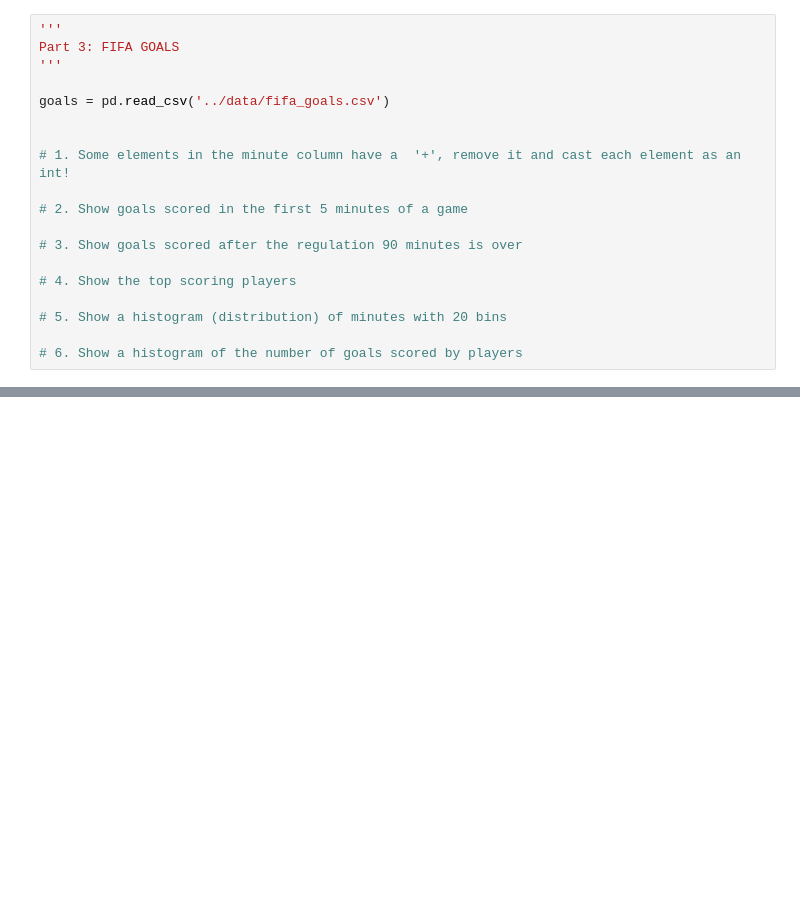
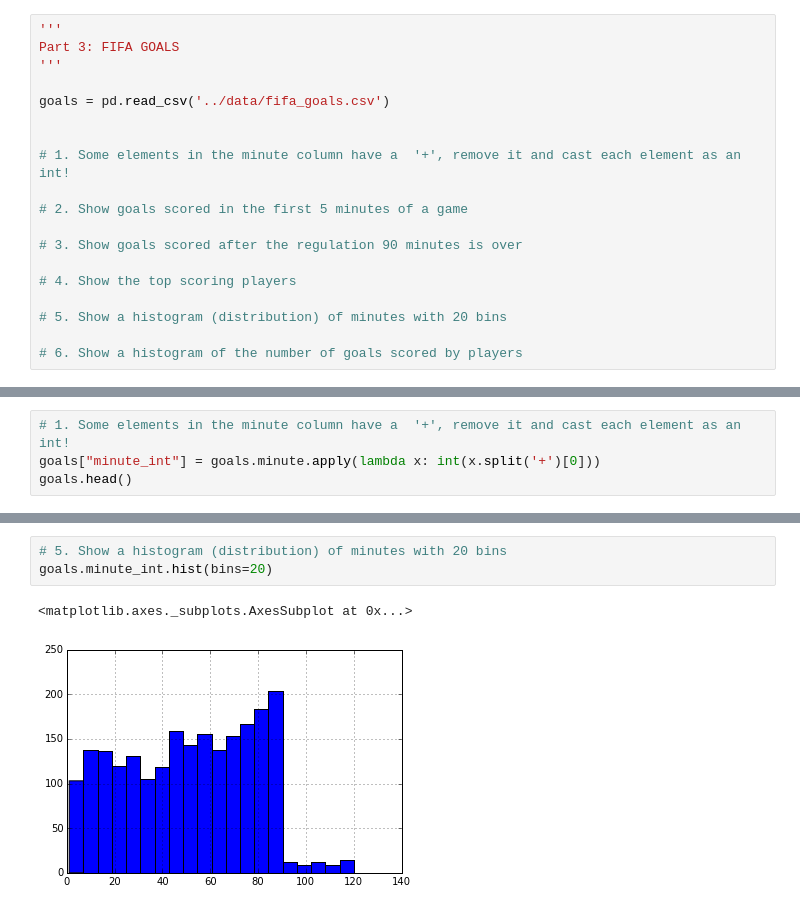
Before and after one commit to chrisabruce/sfdat22_work, a Jupyter notebook: labs/03_lab_pandas.ipynb, the cells around one changed output, grey strips where cells are left out. Drawn from its saved outputs; the diff is of its cells as text; blank space fills up the shorter version.

```diff
--- a/labs/03_lab_pandas.ipynb
+++ b/labs/03_lab_pandas.ipynb
@@ -175,0 +214,4 @@ goals = pd.read_csv('../data/fifa_goals.csv')
+# %%
+# 1. Some elements in the minute column have a  '+', remove it and cast each element as an int!
+goals["minute_int"] = goals.minute.apply(lambda x: int(x.split('+')[0]))
+goals.head()
@@ -175,0 +284,6 @@ goals = pd.read_csv('../data/fifa_goals.csv')
+# %%
+# 5. Show a histogram (distribution) of minutes with 20 bins
+goals.minute_int.hist(bins=20)
+# %% [output]
+<matplotlib.axes._subplots.AxesSubplot at 0x...>
+[figure, added]
```
Also changed, not shown: parts of 8 cells of this notebook, 1 other file.
